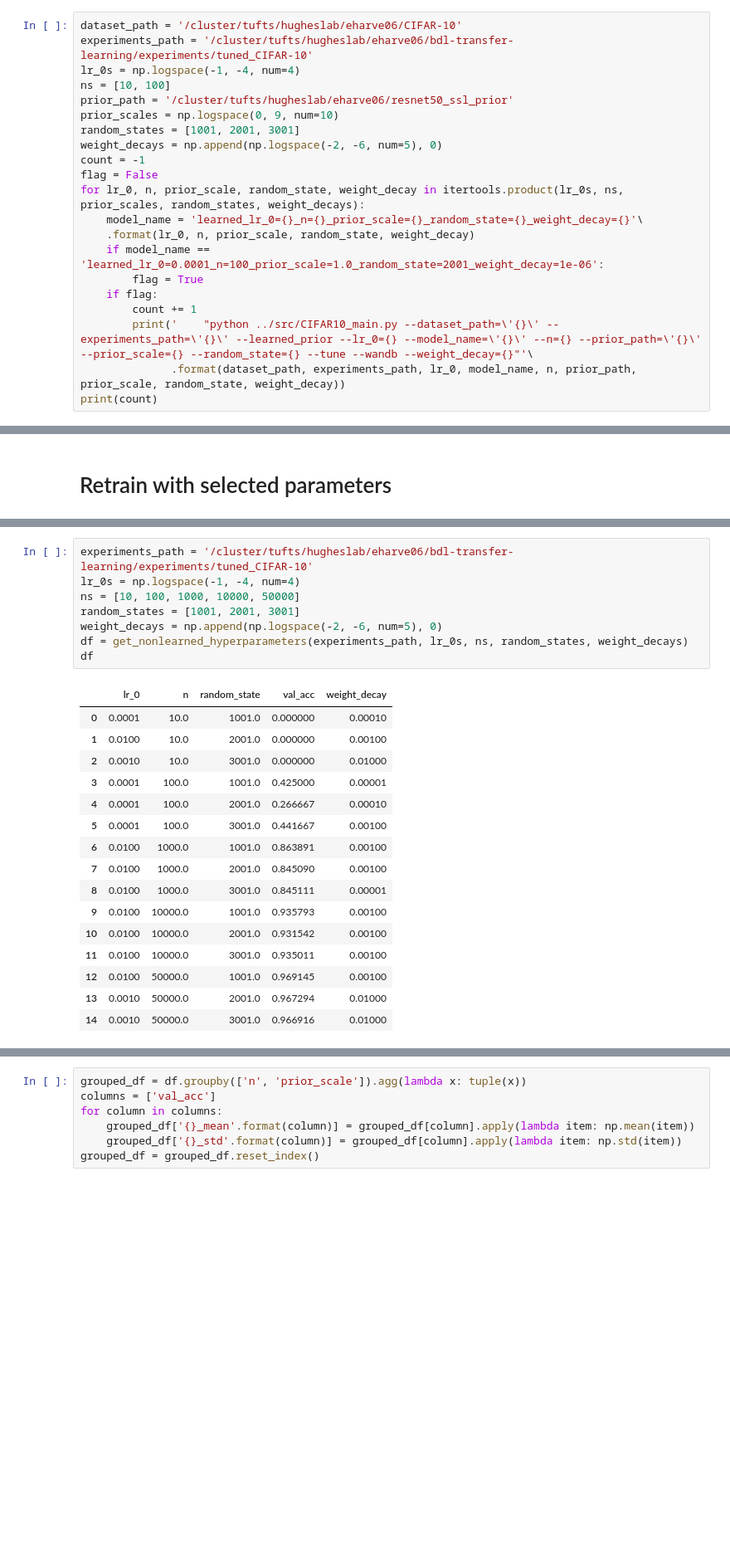
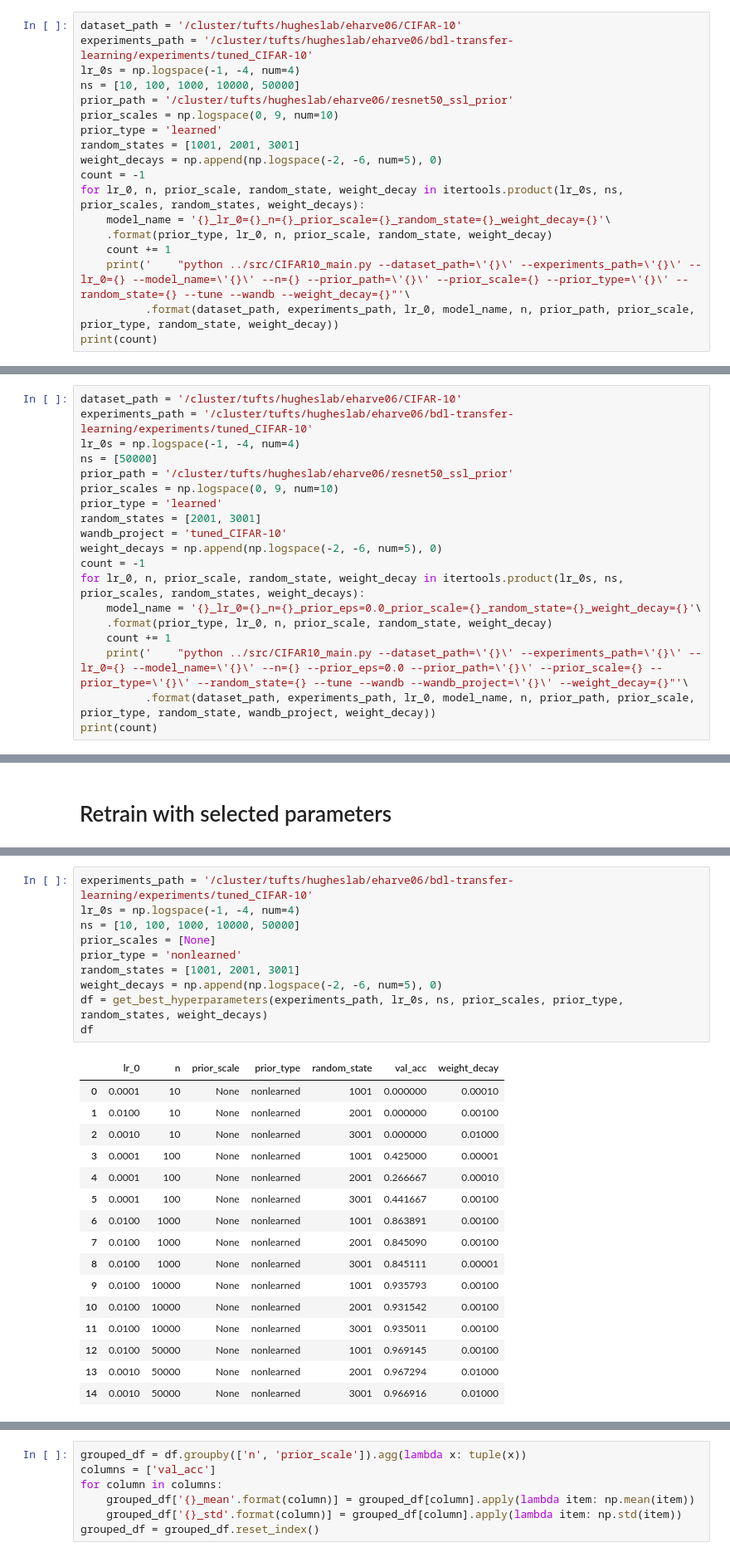
Before and after one commit to tufts-ml/bdl-transfer-learning, a Jupyter notebook: notebooks/CIFAR-10.ipynb, the cells around one changed output, grey strips where cells are left out. Shown at 83% size. Drawn from its saved outputs; the diff is of its cells as text; blank space fills up the shorter version.

```diff
--- a/notebooks/CIFAR-10.ipynb
+++ b/notebooks/CIFAR-10.ipynb
@@ -53,22 +120,19 @@ print(count)
 dataset_path = '/cluster/tufts/hugheslab/eharve06/CIFAR-10'
 experiments_path = '/cluster/tufts/hugheslab/eharve06/bdl-transfer-learning/experiments/tuned_CIFAR-10'
 lr_0s = np.logspace(-1, -4, num=4)
-ns = [10, 100]
+ns = [10, 100, 1000, 10000, 50000]
 prior_path = '/cluster/tufts/hugheslab/eharve06/resnet50_ssl_prior'
 prior_scales = np.logspace(0, 9, num=10)
+prior_type = 'learned'
 random_states = [1001, 2001, 3001]
 weight_decays = np.append(np.logspace(-2, -6, num=5), 0)
 count = -1
-flag = False
 for lr_0, n, prior_scale, random_state, weight_decay in itertools.product(lr_0s, ns, prior_scales, random_states, weight_decays):
-    model_name = 'learned_lr_0={}_n={}_prior_scale={}_random_state={}_weight_decay={}'\
-    .format(lr_0, n, prior_scale, random_state, weight_decay)
-    if model_name == 'learned_lr_0=0.0001_n=100_prior_scale=1.0_random_state=2001_weight_decay=1e-06':
-        flag = True
-    if flag:
-        count += 1
-        print('    "python ../src/CIFAR10_main.py --dataset_path=\'{}\' --experiments_path=\'{}\' --learned_prior --lr_0={} --model_name=\'{}\' --n={} --prior_path=\'{}\' --prior_scale={} --random_state={} --tune --wandb --weight_decay={}"'\
-              .format(dataset_path, experiments_path, lr_0, model_name, n, prior_path, prior_scale, random_state, weight_decay))
+    model_name = '{}_lr_0={}_n={}_prior_scale={}_random_state={}_weight_decay={}'\
+    .format(prior_type, lr_0, n, prior_scale, random_state, weight_decay)
+    count += 1
+    print('    "python ../src/CIFAR10_main.py --dataset_path=\'{}\' --experiments_path=\'{}\' --lr_0={} --model_name=\'{}\' --n={} --prior_path=\'{}\' --prior_scale={} --prior_type=\'{}\' --random_state={} --tune --wandb --weight_decay={}"'\
+          .format(dataset_path, experiments_path, lr_0, model_name, n, prior_path, prior_scale, prior_type, random_state, weight_decay))
 print(count)
 # %% [output]
     "python ../src/CIFAR10_main.py --dataset_path='/cluster/tufts/hugheslab/eharve06/CIFAR-10' --experiments_path='/cluster/tufts/hugheslab/eharve06/bdl-transfer-learning/experiments/tuned_CIFAR-10' - ...
@@ -90,0 +155,19 @@ print(count)
+# %%
+dataset_path = '/cluster/tufts/hugheslab/eharve06/CIFAR-10'
+experiments_path = '/cluster/tufts/hugheslab/eharve06/bdl-transfer-learning/experiments/tuned_CIFAR-10'
+lr_0s = np.logspace(-1, -4, num=4)
+ns = [50000]
+prior_path = '/cluster/tufts/hugheslab/eharve06/resnet50_ssl_prior'
+prior_scales = np.logspace(0, 9, num=10)
+prior_type = 'learned'
+random_states = [2001, 3001]
+wandb_project = 'tuned_CIFAR-10'
+weight_decays = np.append(np.logspace(-2, -6, num=5), 0)
+count = -1
+for lr_0, n, prior_scale, random_state, weight_decay in itertools.product(lr_0s, ns, prior_scales, random_states, weight_decays):
+    model_name = '{}_lr_0={}_n={}_prior_eps=0.0_prior_scale={}_random_state={}_weight_decay={}'\
+    .format(prior_type, lr_0, n, prior_scale, random_state, weight_decay)
+    count += 1
+    print('    "python ../src/CIFAR10_main.py --dataset_path=\'{}\' --experiments_path=\'{}\' --lr_0={} --model_name=\'{}\' --n={} --prior_eps=0.0 --prior_path=\'{}\' --prior_scale={} --prior_type=\'{}\' --random_state={} --tune --wandb --wandb_project=\'{}\' --weight_decay={}"'\
+          .format(dataset_path, experiments_path, lr_0, model_name, n, prior_path, prior_scale, prior_type, random_state, wandb_project, weight_decay))
+print(count)
@@ -154,25 +247,27 @@ def get_learned_hyperparameters(experiments_path, lr_0s, ns, prior_scales, rando
 # %%
 experiments_path = '/cluster/tufts/hugheslab/eharve06/bdl-transfer-learning/experiments/tuned_CIFAR-10'
 lr_0s = np.logspace(-1, -4, num=4)
 ns = [10, 100, 1000, 10000, 50000]
+prior_scales = [None]
+prior_type = 'nonlearned'
 random_states = [1001, 2001, 3001]
 weight_decays = np.append(np.logspace(-2, -6, num=5), 0)
-df = get_nonlearned_hyperparameters(experiments_path, lr_0s, ns, random_states, weight_decays)
+df = get_best_hyperparameters(experiments_path, lr_0s, ns, prior_scales, prior_type, random_states, weight_decays)
 df
 # %% [output]
-|  | lr_0 | n | random_state | val_acc | weight_decay |
-| 0 | 0.0001 | 10.0 | 1001.0 | 0.000000 | 0.00010 |
-| 1 | 0.0100 | 10.0 | 2001.0 | 0.000000 | 0.00100 |
-| 2 | 0.0010 | 10.0 | 3001.0 | 0.000000 | 0.01000 |
-| 3 | 0.0001 | 100.0 | 1001.0 | 0.425000 | 0.00001 |
-| 4 | 0.0001 | 100.0 | 2001.0 | 0.266667 | 0.00010 |
-| 5 | 0.0001 | 100.0 | 3001.0 | 0.441667 | 0.00100 |
-| 6 | 0.0100 | 1000.0 | 1001.0 | 0.863891 | 0.00100 |
-| 7 | 0.0100 | 1000.0 | 2001.0 | 0.845090 | 0.00100 |
-| 8 | 0.0100 | 1000.0 | 3001.0 | 0.845111 | 0.00001 |
-| 9 | 0.0100 | 10000.0 | 1001.0 | 0.935793 | 0.00100 |
-| 10 | 0.0100 | 10000.0 | 2001.0 | 0.931542 | 0.00100 |
-| 11 | 0.0100 | 10000.0 | 3001.0 | 0.935011 | 0.00100 |
-| 12 | 0.0100 | 50000.0 | 1001.0 | 0.969145 | 0.00100 |
-| 13 | 0.0010 | 50000.0 | 2001.0 | 0.967294 | 0.01000 |
-| 14 | 0.0010 | 50000.0 | 3001.0 | 0.966916 | 0.01000 |
+|  | lr_0 | n | prior_scale | prior_type | random_state | val_acc | weight_decay |
+| 0 | 0.0001 | 10 | None | nonlearned | 1001 | 0.000000 | 0.00010 |
+| 1 | 0.0100 | 10 | None | nonlearned | 2001 | 0.000000 | 0.00100 |
+| 2 | 0.0010 | 10 | None | nonlearned | 3001 | 0.000000 | 0.01000 |
+| 3 | 0.0001 | 100 | None | nonlearned | 1001 | 0.425000 | 0.00001 |
+| 4 | 0.0001 | 100 | None | nonlearned | 2001 | 0.266667 | 0.00010 |
+| 5 | 0.0001 | 100 | None | nonlearned | 3001 | 0.441667 | 0.00100 |
+| 6 | 0.0100 | 1000 | None | nonlearned | 1001 | 0.863891 | 0.00100 |
+| 7 | 0.0100 | 1000 | None | nonlearned | 2001 | 0.845090 | 0.00100 |
+| 8 | 0.0100 | 1000 | None | nonlearned | 3001 | 0.845111 | 0.00001 |
+| 9 | 0.0100 | 10000 | None | nonlearned | 1001 | 0.935793 | 0.00100 |
+| 10 | 0.0100 | 10000 | None | nonlearned | 2001 | 0.931542 | 0.00100 |
+| 11 | 0.0100 | 10000 | None | nonlearned | 3001 | 0.935011 | 0.00100 |
+| 12 | 0.0100 | 50000 | None | nonlearned | 1001 | 0.969145 | 0.00100 |
+| 13 | 0.0010 | 50000 | None | nonlearned | 2001 | 0.967294 | 0.01000 |
+| 14 | 0.0010 | 50000 | None | nonlearned | 3001 | 0.966916 | 0.01000 |
```
Also changed, not shown: parts of 14 cells of this notebook, 28 other files.
